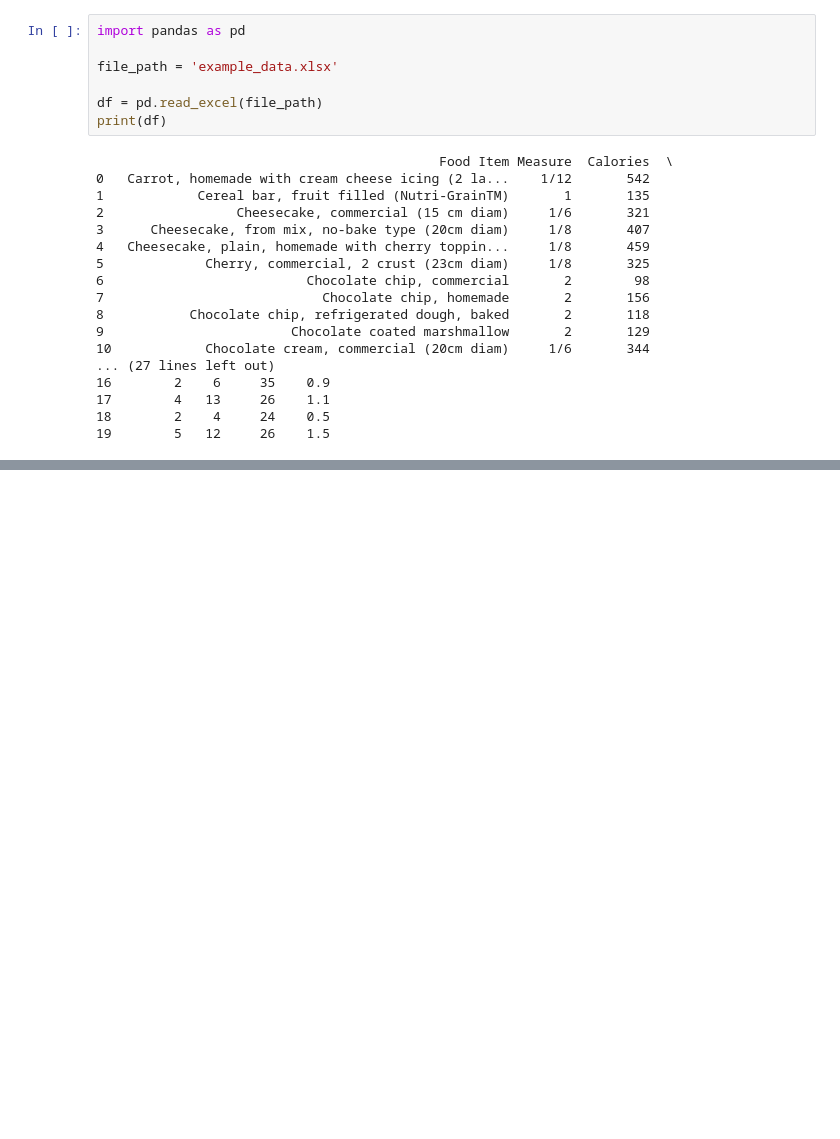
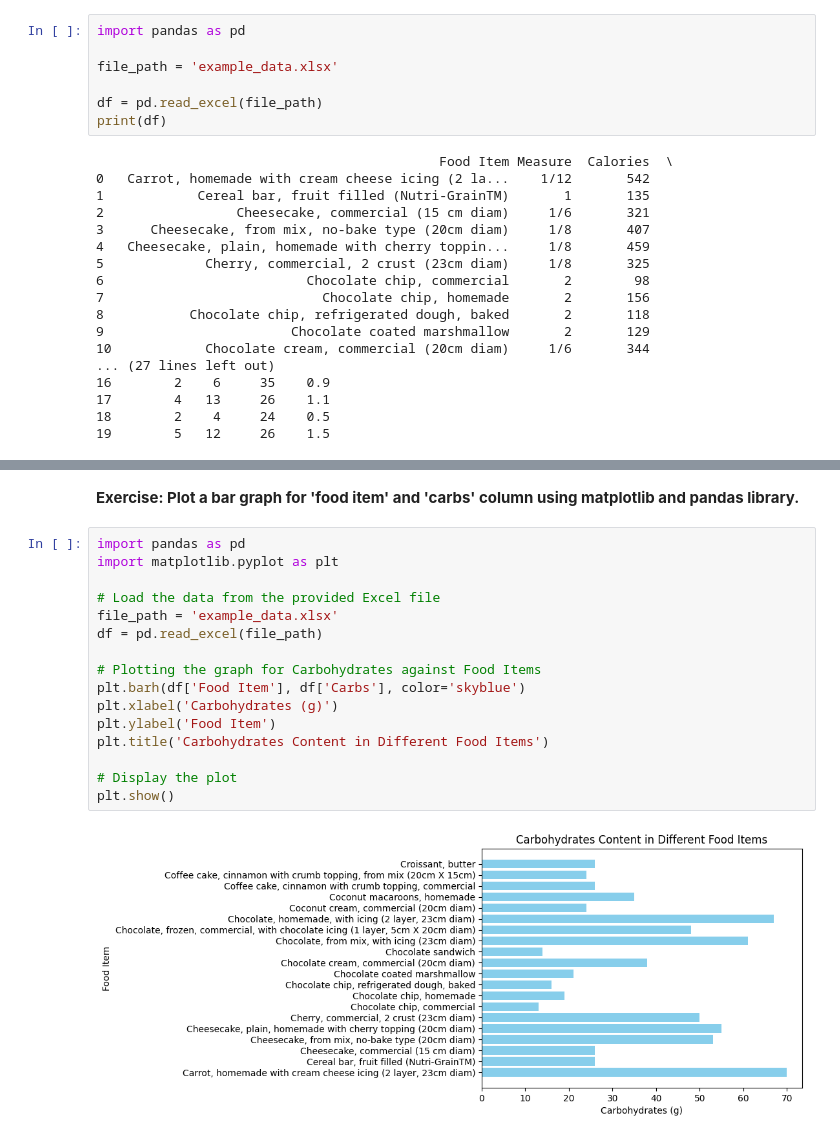
Before and after one commit to CNU-DNS-Lab/Python-Basics-course-materials, a Jupyter notebook: pandas_library_lecture_8.ipynb, the cells around one changed output, grey strips where cells are left out. Saved outputs shown, nothing was run; the diff lists cells and outputs as text; blank space fills up the shorter version.

```diff
--- a/pandas_library_lecture_8.ipynb
+++ b/pandas_library_lecture_8.ipynb
@@ -80,0 +52,20 @@ print(df[['Food Item','Carbs']])
+# %% [markdown]
+**Exercise: Plot a bar graph for 'food item' and 'carbs' column using matplotlib and pandas library.**
+# %%
+import pandas as pd
+import matplotlib.pyplot as plt
+
+# Load the data from the provided Excel file
+file_path = 'example_data.xlsx'
+df = pd.read_excel(file_path)
+
+# Plotting the graph for Carbohydrates against Food Items
+plt.barh(df['Food Item'], df['Carbs'], color='skyblue')
+plt.xlabel('Carbohydrates (g)')
+plt.ylabel('Food Item')
+plt.title('Carbohydrates Content in Different Food Items')
+
+# Display the plot
+plt.show()
+# %% [output]
+[figure, added]
```
Also changed, not shown: parts of 8 cells of this notebook.
